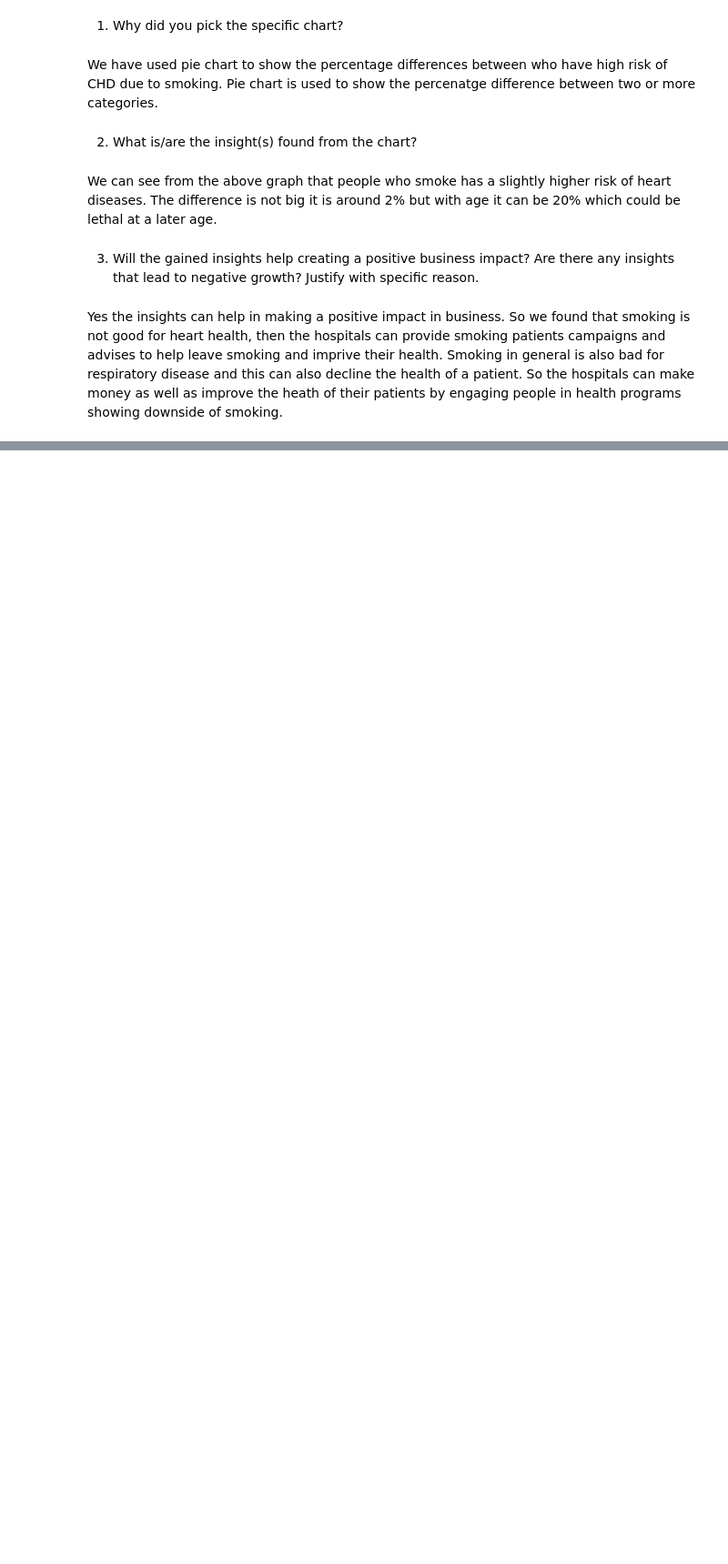
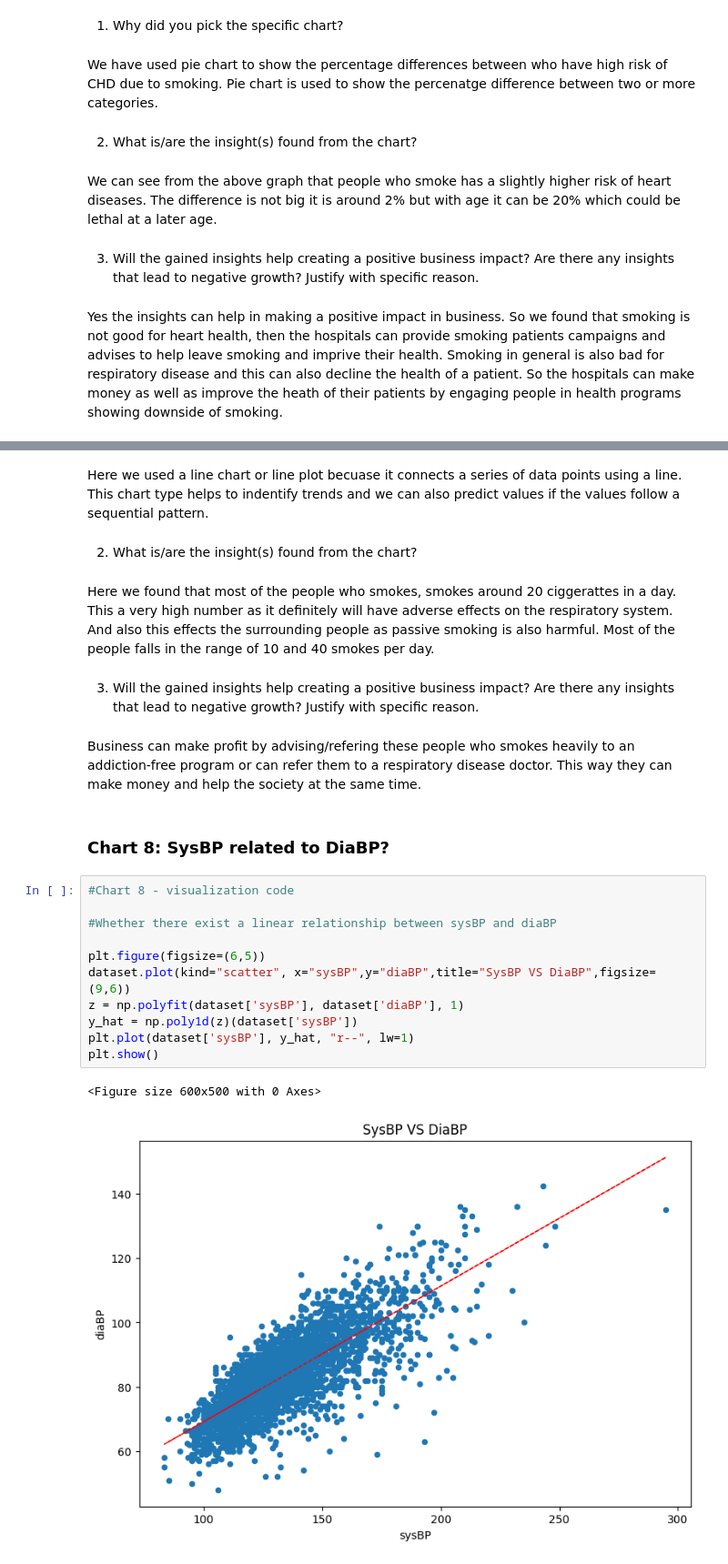
Before and after one commit to ideepakpal/Cardio-Vascular-Disease-Prediction, a Jupyter notebook: Cardiovascular-Classification.ipynb, the cells around one changed output, grey strips where cells are left out. Shown: that part at 91% size. Saved outputs shown, nothing was run; the diff lists cells and outputs as text; blank space fills up the shorter version.

```diff
--- a/Cardiovascular-Classification.ipynb
+++ b/Cardiovascular-Classification.ipynb
@@ -511,0 +530,28 @@ Yes the insights can help in making a positive impact in business. So we found t
+# %% [markdown]
+Here we used a line chart or line plot becuase it connects a series of data points using a line. This chart type helps to indentify trends and we can also predict values if the values follow a sequential pattern.
+# %% [markdown]
+2. What is/are the insight(s) found from the chart?
+# %% [markdown]
+Here we found that most of the people who smokes, smokes around 20 ciggerattes in a day. This a very high number as it definitely will have adverse effects on the respiratory system. And also this effects the surrounding people as passive smoking is also harmful.
+Most of the people falls in the range of 10 and 40 smokes per day.
+# %% [markdown]
+3. Will the gained insights help creating a positive business impact?
+Are there any insights that lead to negative growth? Justify with specific reason.
+# %% [markdown]
+Business can make profit by advising/refering these people who smokes heavily to an addiction-free program or can refer them to a respiratory disease doctor. This way they can make money and help the society at the same time.
+# %% [markdown]
+### Chart 8: SysBP related to DiaBP?
+# %%
+#Chart 8 - visualization code
+
+#Whether there exist a linear relationship between sysBP and diaBP
+
+plt.figure(figsize=(6,5))
+dataset.plot(kind="scatter", x="sysBP",y="diaBP",title="SysBP VS DiaBP",figsize=(9,6))
+z = np.polyfit(dataset['sysBP'], dataset['diaBP'], 1)
+y_hat = np.poly1d(z)(dataset['sysBP'])
+plt.plot(dataset['sysBP'], y_hat, "r--", lw=1)
+plt.show()
+# %% [output]
+<Figure size 600x500 with 0 Axes>
+[figure, added]
```
Also changed, not shown: parts of 48 cells of this notebook.
